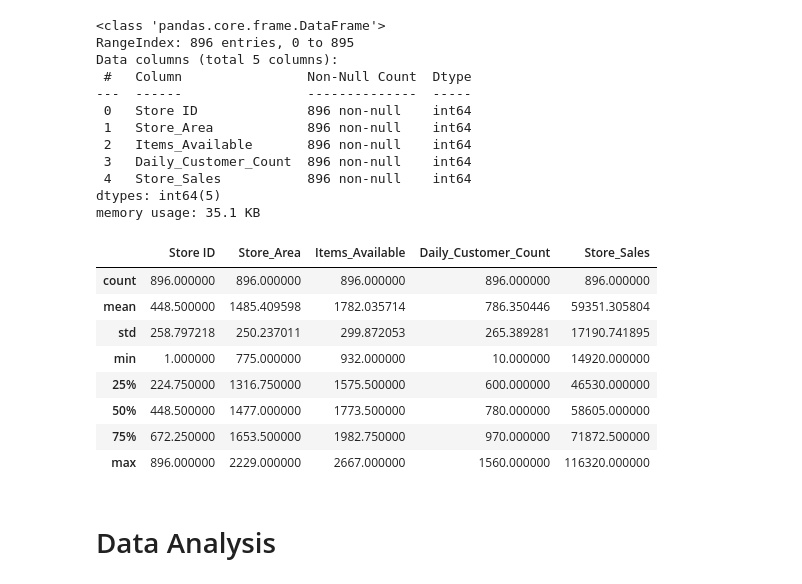
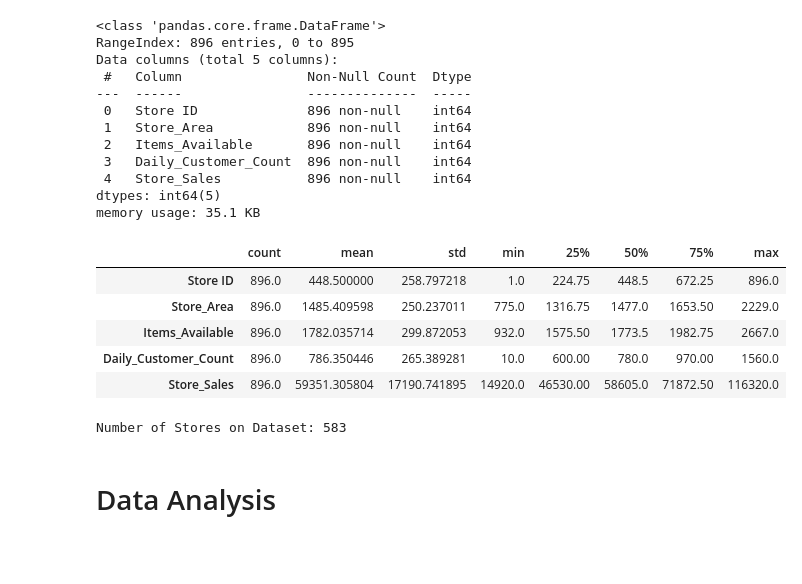
Before and after one commit to RicardoLelis/ML-DS-Code, a Jupyter notebook: sales_analysis.ipynb, the cells around one changed output. Cells and saved outputs as stored; diff of their text form; code cells hidden in the pictures; blank space fills up the shorter version.

```diff
--- a/sales_analysis.ipynb
+++ b/sales_analysis.ipynb
@@ -58,17 +61,18 @@ Data columns (total 5 columns):
 dtypes: int64(5)
 memory usage: 35.1 KB
 # %%
-df.describe()
+df.describe().T
 # %% [output]
-|  | Store ID | Store_Area | Items_Available | Daily_Customer_Count | Store_Sales |
-| count | 896.000000 | 896.000000 | 896.000000 | 896.000000 | 896.000000 |
-| mean | 448.500000 | 1485.409598 | 1782.035714 | 786.350446 | 59351.305804 |
-| std | 258.797218 | 250.237011 | 299.872053 | 265.389281 | 17190.741895 |
-| min | 1.000000 | 775.000000 | 932.000000 | 10.000000 | 14920.000000 |
-| 25% | 224.750000 | 1316.750000 | 1575.500000 | 600.000000 | 46530.000000 |
-| 50% | 448.500000 | 1477.000000 | 1773.500000 | 780.000000 | 58605.000000 |
-| 75% | 672.250000 | 1653.500000 | 1982.750000 | 970.000000 | 71872.500000 |
-| max | 896.000000 | 2229.000000 | 2667.000000 | 1560.000000 | 116320.000000 |
+|  | count | mean | std | min | 25% | 50% | 75% | max |
+| Store ID | 896.0 | 448.500000 | 258.797218 | 1.0 | 224.75 | 448.5 | 672.25 | 896.0 |
+| Store_Area | 896.0 | 1485.409598 | 250.237011 | 775.0 | 1316.75 | 1477.0 | 1653.50 | 2229.0 |
+| Items_Available | 896.0 | 1782.035714 | 299.872053 | 932.0 | 1575.50 | 1773.5 | 1982.75 | 2667.0 |
+| Daily_Customer_Count | 896.0 | 786.350446 | 265.389281 | 10.0 | 600.00 | 780.0 | 970.00 | 1560.0 |
+| Store_Sales | 896.0 | 59351.305804 | 17190.741895 | 14920.0 | 46530.00 | 58605.0 | 71872.50 | 116320.0 |
+# %%
+print("Number of Stores on Dataset:", len(df.Store_Area.unique()))
+# %% [output]
+Number of Stores on Dataset: 583
 # %% [markdown]
 # Data Analysis
 # %%
```
Also changed, not shown: parts of 18 cells of this notebook.
